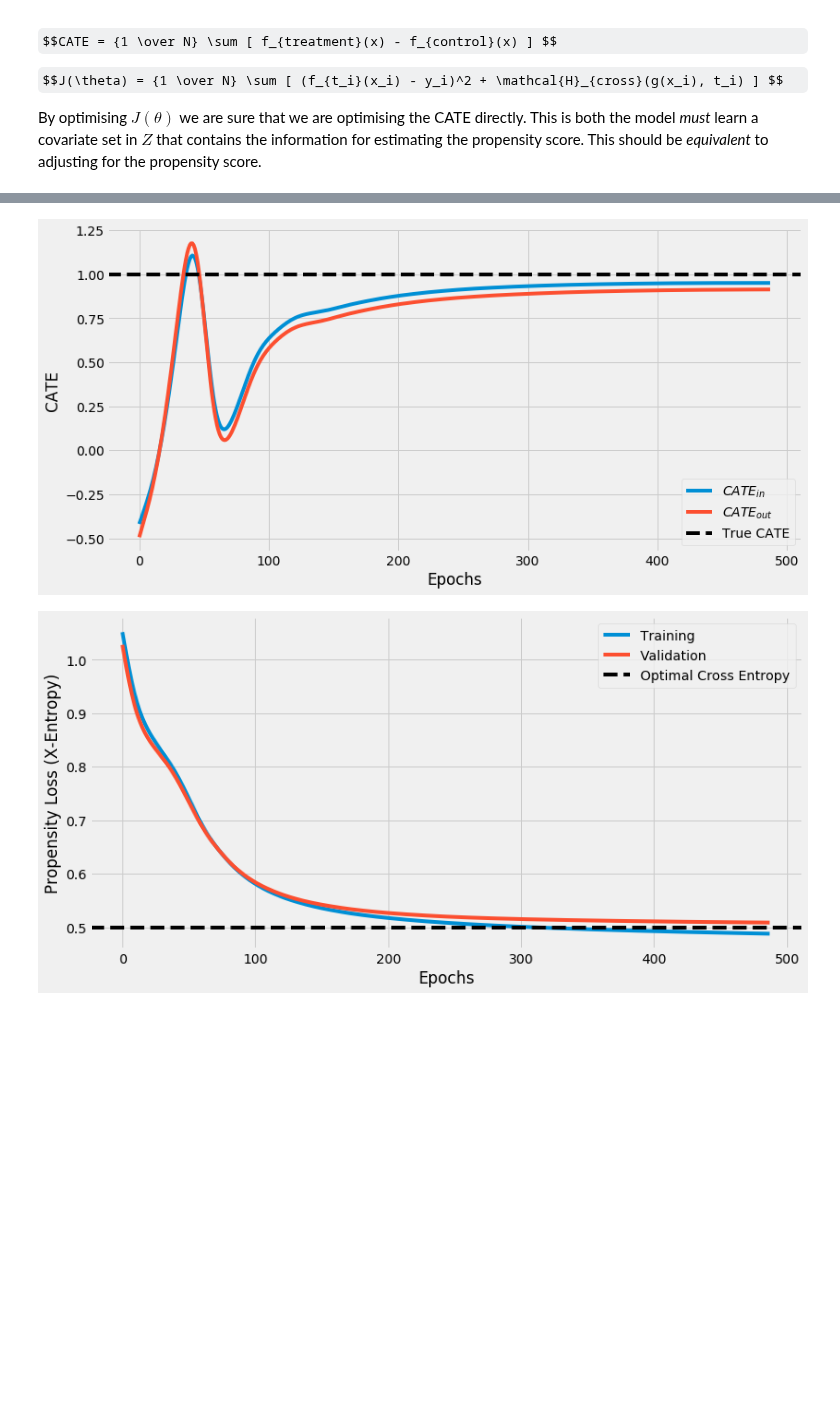
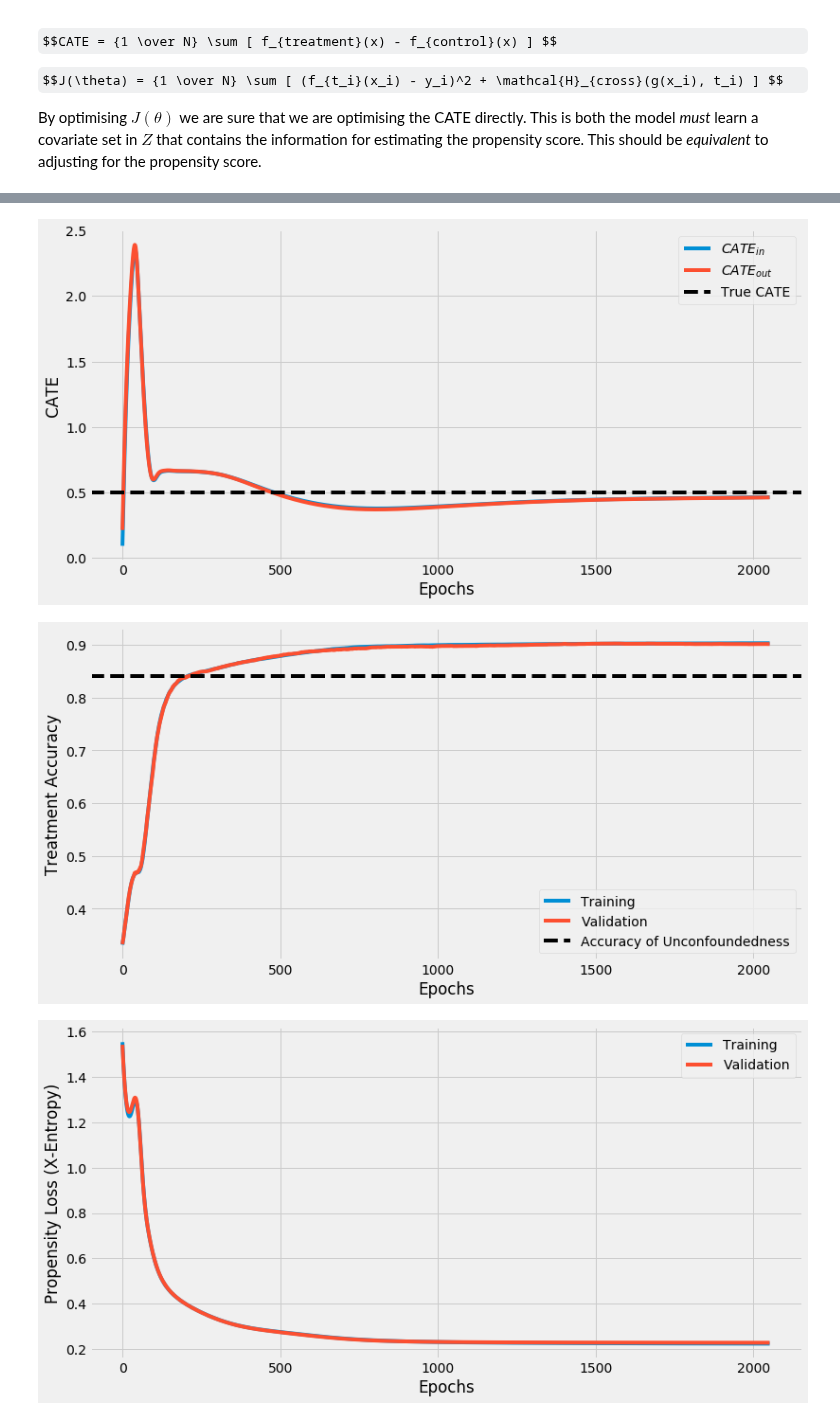
Before and after one commit to arose13/Notebooks, a Jupyter notebook: Causal Neural Networks - Conditional Average Treatment Effect (CATE).ipynb, the cells around one changed output, grey strips where cells are left out. Drawn from its saved outputs; the diff is of its cells as text; code cells hidden in the pictures; some formulas as TeX source; blank space fills up the shorter version.

Commit message:
updated notebook where the resulting Treatment is actually conditional on X

```diff
--- a/Causal Neural Networks - Conditional Average Treatment Effect (CATE).ipynb
+++ b/Causal Neural Networks - Conditional Average Treatment Effect (CATE).ipynb
@@ -3,6 +5,7 @@
 # %%
 import numpy as np
 from scipy import stats
+from scipy.special import expit
 
 import tensorflow as tf
 import tensorflow.keras as k
@@ -10,6 +13,7 @@ import tensorflow.keras.backend as K
 
 from IPython.display import SVG, Image
 
+import seaborn as sns
 import matplotlib.pyplot as graph
 graph.style.use('fivethirtyeight')
 
@@ -63,6 +67,13 @@ def propensity_xentropy(concat_true, concat_pred):
         concat_pred[:, 3],  # True is treatment
         concat_pred[:, 2]   # Estimated propensity score
     ))
+
+
+def treatment_accuracy(concat_true, concat_pred):
+    return k.metrics.binary_accuracy(
+        concat_pred[:, 3],  # True is treatment
+        concat_pred[:, 2]   # Estimated propensity score
+    )
 # %% [markdown]
 $$CATE = {1 \over N} \sum [ f_{treatment}(x) - f_{control}(x) ] $$
 
@@ -71,12 +82,13 @@ $$J(\theta) = {1 \over N} \sum [ (f_{t_i}(x_i) - y_i)^2 + \mathcal{H}_{cross}(g(
 By optimising $J(\theta)$ we are sure that we are optimising the CATE directly. This is both the model _must_ learn a covariate set in $Z$ that contains the information for estimating the propensity score. This should be _equivalent_ to adjusting for the propensity score.
 # %%
 # Setup quick fake data
-n, p = 10000, 200
-treatment_effect = 1
+n, p = int(1e5), 200
+treatment_effect = 0.5
 
 m = stats.norm().rvs(p)
 x = stats.norm().rvs((n, p))
-treatment_labels = stats.bernoulli(0.2).rvs(n)
+# treatment_labels = stats.bernoulli(0.2).rvs(n)  # Random assignment (Unconfounded)
+treatment_labels = expit((x[:, :5] @ m[:5] - 2) + stats.norm().rvs(n)).round()  # Conditional assignment (Confounding)
 
 y = x@m + treatment_effect*treatment_labels + stats.norm().rvs(n)
 
@@ -119,7 +131,7 @@ display(Image('tmp.png'))
 trainable_model.compile(
     optimizer=k.optimizers.Adam(),
     loss=causal_regression_with_propensity_score,
-    metrics=[conditional_average_treatment_effect, propensity_xentropy]
+    metrics=[conditional_average_treatment_effect, treatment_accuracy, propensity_xentropy]
 )
 # %% [output]
 WARNING: Logging before flag parsing goes to stderr.
@@ -147,13 +159,14 @@ None
 # %%
 hist = trainable_model.fit(
     [x, treatment_labels], y,
-    epochs=500, batch_size=len(x),
+    epochs=10000, batch_size=len(x),
     validation_split=0.1,
     callbacks=[
         k.callbacks.EarlyStopping(monitor='val_loss', patience=50),
         k.callbacks.ReduceLROnPlateau(monitor='loss', factor=0.5, patience=5, min_lr=1e-6, verbose=True),
         k.callbacks.TerminateOnNaN(),
         k.callbacks.ModelCheckpoint('tmp.chk', monitor='val_loss', save_best_only=True)
-    ]
+    ],
+    verbose=True
 )
 # %% [output]
@@ -180,21 +193,34 @@ Epoch 488/500
 # %%
 graph.figure(figsize=(12, 6))
 graph.plot(hist.history['conditional_average_treatment_effect'], label=r'$CATE_{in}$')
 graph.plot(hist.history['val_conditional_average_treatment_effect'], label=r'$CATE_{out}$')
 graph.axhline(treatment_effect, linestyle='--', color='black', label='True CATE')
 graph.ylabel('CATE')
 graph.xlabel('Epochs')
 graph.legend()
 graph.show()
 
 graph.figure(figsize=(12, 6))
+graph.plot(hist.history['treatment_accuracy'], label='Training')
+graph.plot(hist.history['val_treatment_accuracy'], label='Validation')
+graph.axhline(
+    max(treatment_labels.mean(), 1-treatment_labels.mean()),
+    linestyle='--', color='black',
+    label='Accuracy of Unconfoundedness'
+)
+graph.ylabel('Treatment Accuracy')
+graph.xlabel('Epochs')
+graph.legend()
+graph.show()
+
+graph.figure(figsize=(12, 6))
 graph.plot(hist.history['propensity_xentropy'], label='Training')
 graph.plot(hist.history['val_propensity_xentropy'], label='Validation')
-graph.axhline(0.5, linestyle='--', color='black', label='Optimal Cross Entropy')
 graph.ylabel('Propensity Loss (X-Entropy)')
 graph.xlabel('Epochs')
 graph.legend()
 graph.show()
 # %% [output]
-[figure, old version]
+[figure, new version]
-[figure, old version]
+[figure, new version]
+[figure, added]
```
Also changed, not shown: parts of 4 cells of this notebook.
